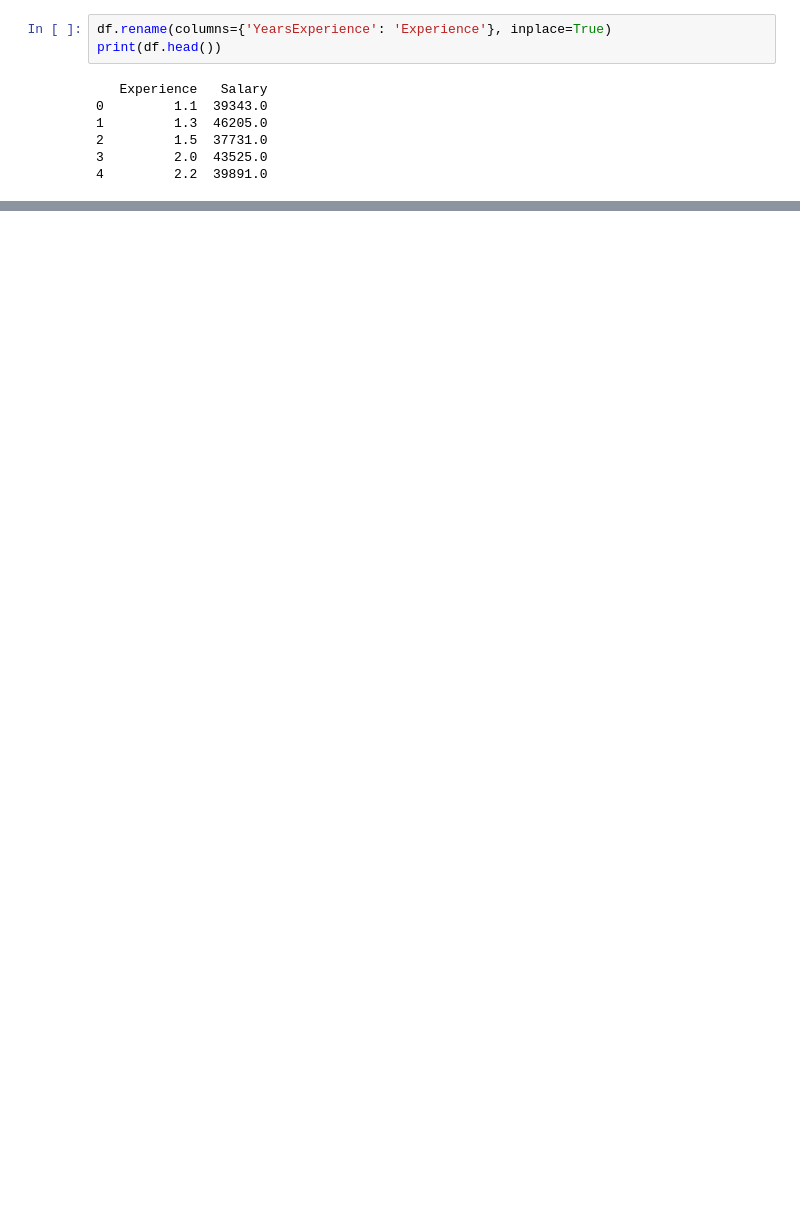
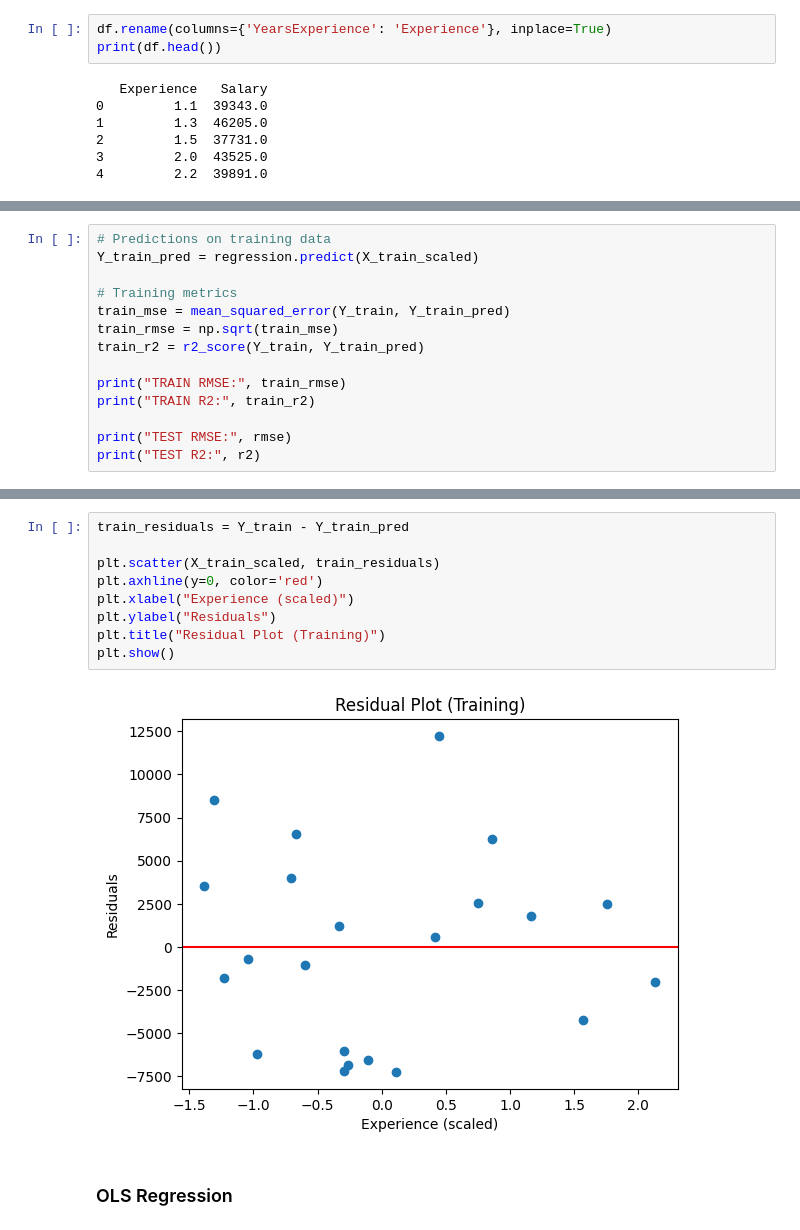
Before and after one commit to ShivamAttri05/Machine_Learning, a Jupyter notebook: Lecture_02/Simple_Linear_Regression.ipynb, the cells around one changed output, grey strips where cells are left out. Drawn from its saved outputs; the diff is of its cells as text; blank space fills up the shorter version.

```diff
--- a/Lecture_02/Simple_Linear_Regression.ipynb
+++ b/Lecture_02/Simple_Linear_Regression.ipynb
@@ -131,0 +153,14 @@ R2 Score: 0.9347210011126782
+# %%
+# Predictions on training data
+Y_train_pred = regression.predict(X_train_scaled)
+
+# Training metrics
+train_mse = mean_squared_error(Y_train, Y_train_pred)
+train_rmse = np.sqrt(train_mse)
+train_r2 = r2_score(Y_train, Y_train_pred)
+
+print("TRAIN RMSE:", train_rmse)
+print("TRAIN R2:", train_r2)
+
+print("TEST RMSE:", rmse)
+print("TEST R2:", r2)
@@ -132 +178,14 @@ R2 Score: 0.9347210011126782
+# %%
+train_residuals = Y_train - Y_train_pred
+
+plt.scatter(X_train_scaled, train_residuals)
+plt.axhline(y=0, color='red')
+plt.xlabel("Experience (scaled)")
+plt.ylabel("Residuals")
+plt.title("Residual Plot (Training)")
+plt.show()
+# %% [output]
+[figure, added]
+# %% [markdown]
+### OLS Regression
 # %%
```
Also changed, not shown: parts of 28 cells of this notebook.
